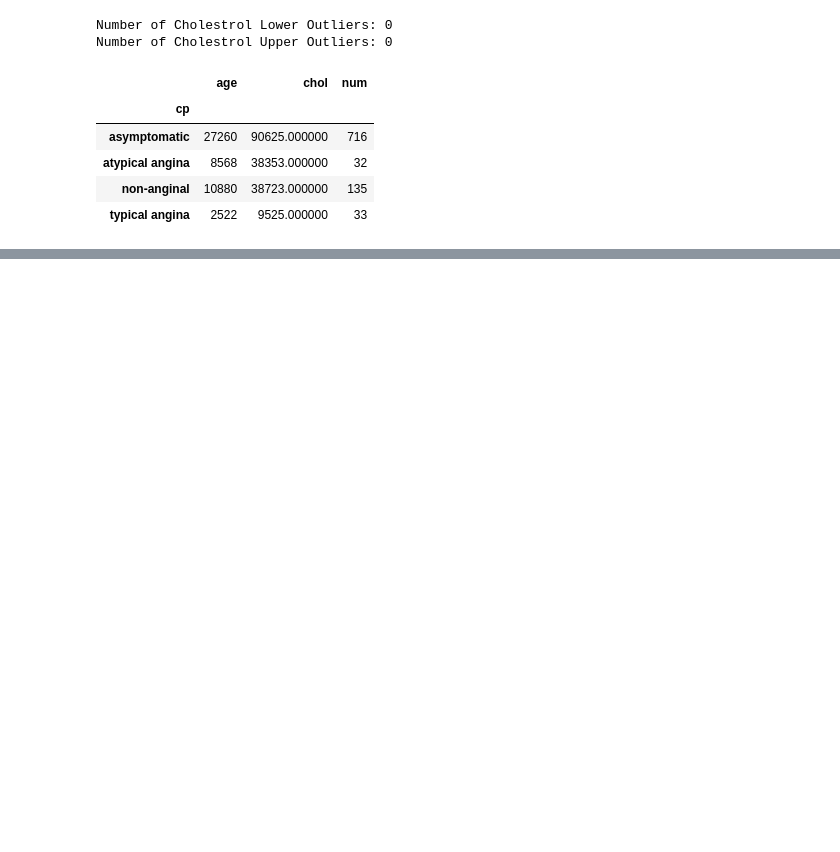
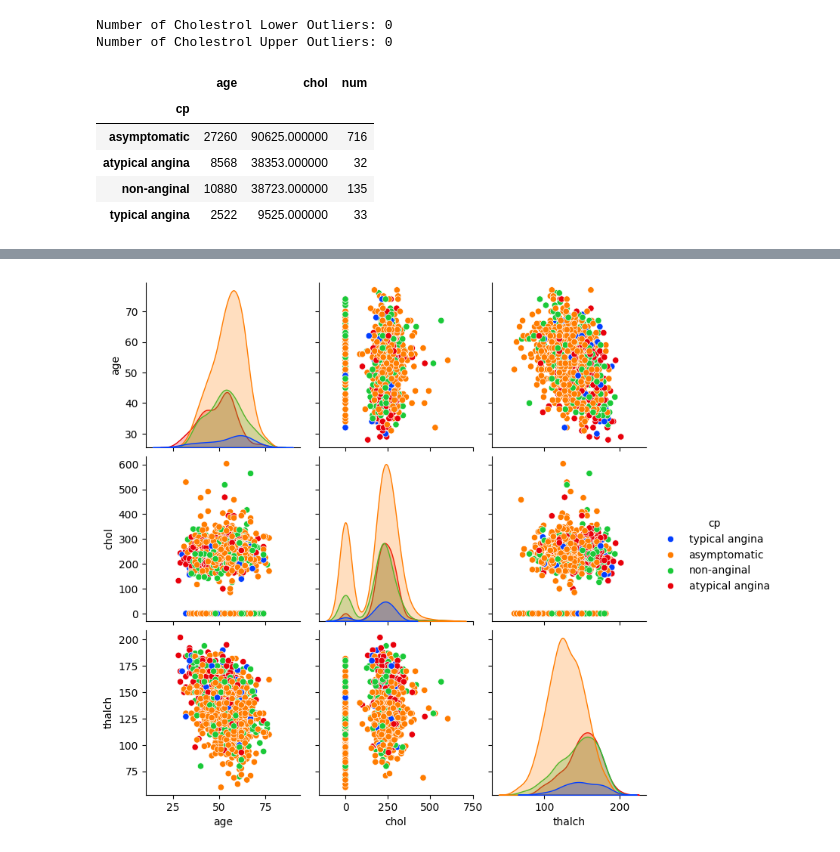
Before and after one commit to AustinKarki/75-Days-of-Coding-Challenge, a Jupyter notebook: Data_Visualization.ipynb, the cells around one changed output, grey strips where cells are left out. Cells and saved outputs as stored; diff of their text form; code cells hidden in the pictures; blank space fills up the shorter version.

```diff
--- a/Data_Visualization.ipynb
+++ b/Data_Visualization.ipynb
@@ -534,0 +597,6 @@ fig.show()
+# %%
+# pear plot=scatter plot ko matrix form(data bich ko trade ra cluster) multiple plot
+sns.pairplot(df[["cp","age","chol","thalch",]],hue='cp',dropna=True,palette="bright")
+plt.show()
+# %% [output]
+[figure, added]
```
Also changed, not shown: parts of 6 cells of this notebook.
